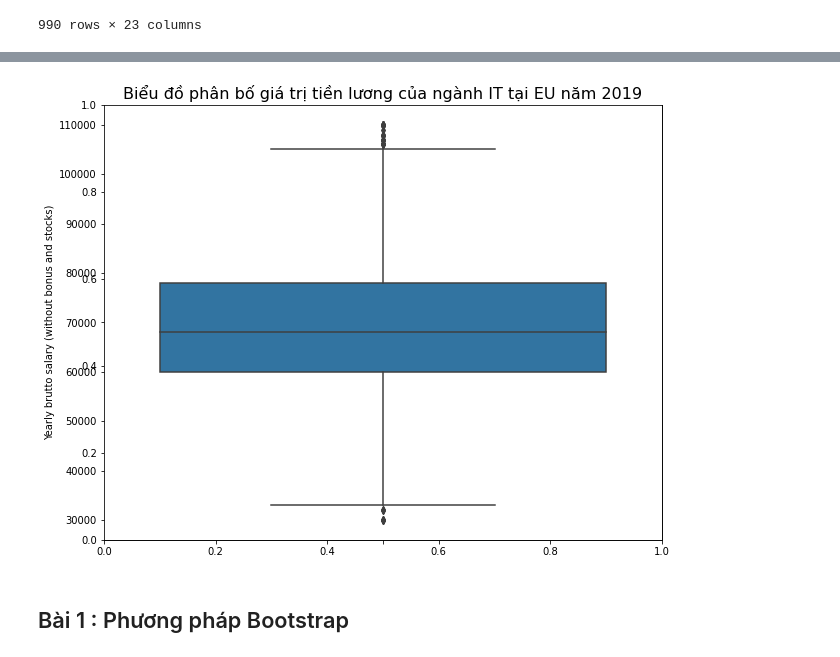
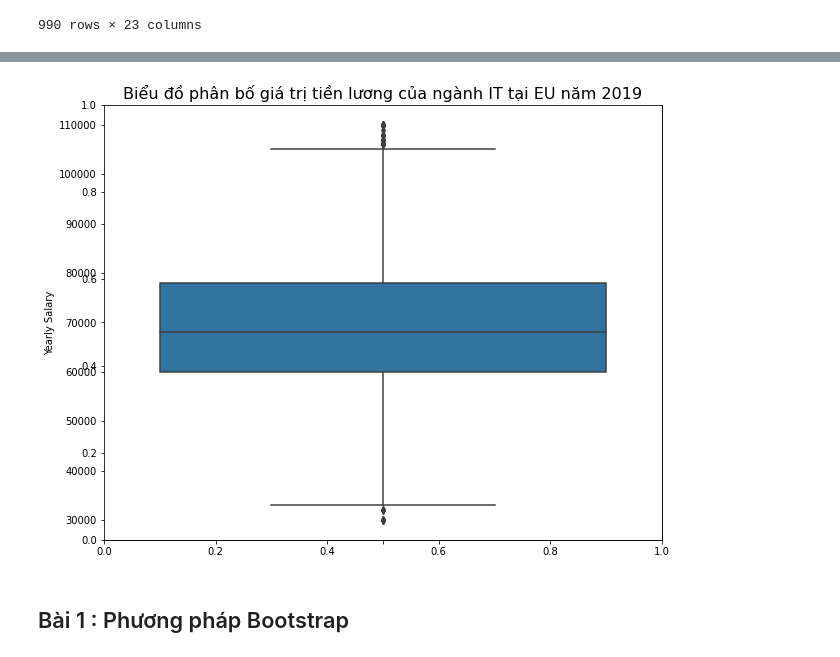
Before and after one commit to PVCuong2001/GK_KHDL, a Jupyter notebook: Bai2.ipynb, the cells around one changed output, grey strips where cells are left out. Saved outputs shown, nothing was run; the diff lists cells and outputs as text; code cells hidden in the pictures.

```diff
--- a/Bai2.ipynb
+++ b/Bai2.ipynb
@@ -38,6 +37,9 @@ dfsalaries
 # %%
-dfsalaries = dfsalaries.drop(columns = ['Yearly bonus','Company business sector','Yearly stocks','Yearly brutto salary (without bonus and stocks) one year ago. Only answer if staying in same country','Yearly bonus one year ago. Only answer if staying in same country','Yearly stocks one year ago. Only answer if staying in same country','Number of vacation days','Number of home office days per month','Main language at work','Сontract duration','0'])
-dfsalaries.rename(columns = {'Your main technology / programming language': 'Main technology' , 'Company name ':'Company name' ,'Position (without seniority)' : 'Position'}, inplace = True)
+# +Lọc các cột không sử dụng
+# +Điền giá trị default cho các giá trị nan
+# +Đổi tên các cột cho dễ sử dụng
+dfsalaries = dfsalaries.drop(columns = ['Yearly bonus','Company type','Company business sector','Yearly stocks','Yearly brutto salary (without bonus and stocks) one year ago. Only answer if staying in same country','Yearly bonus one year ago. Only answer if staying in same country','Yearly stocks one year ago. Only answer if staying in same country','Number of vacation days','Number of home office days per month','Main language at work','Сontract duration','0'])
+dfsalaries.rename(columns = {'Your main technology / programming language': 'Main technology' , 'Company name ':'Company name' ,'Position (without seniority)' : 'Position' ,'Yearly brutto salary (without bonus and stocks)' : 'Yearly Salary'}, inplace = True)
 dfsalaries['Company name'] = dfsalaries['Company name'].fillna('NotFill')
 dfsalaries
 # %% [output]
@@ -77,14 +79,15 @@ def remove_outliers(df, column):
     df_new = df.loc[(df[column] >= lower_bound) & (df[column] <= upper_bound)]
     return df_new
 # %%
-salary = remove_outliers(dfsalaries, 'Yearly brutto salary (without bonus and stocks)')
+# Kiểm tra thử các điểm outliers đã được loại bỏ chưa
+salary = remove_outliers(dfsalaries, 'Yearly Salary')
 fig = plt.figure(figsize= (10, 8))
 plt.title('Biểu đồ phân bố giá trị tiền lương của ngành IT tại EU năm 2019', fontsize= 16)
 axs = fig.subplots()
-sns.boxplot(data = salary, y= 'Yearly brutto salary (without bonus and stocks)')
+sns.boxplot(data = salary, y= 'Yearly Salary')
 plt.show()
 # %% [output]
-[figure, old version]
+[figure, new version]
 # %% [markdown]
 ## Bài 1  : Phương pháp Bootstrap
 # %% [markdown]
```
Also changed, not shown: parts of 44 cells of this notebook.
